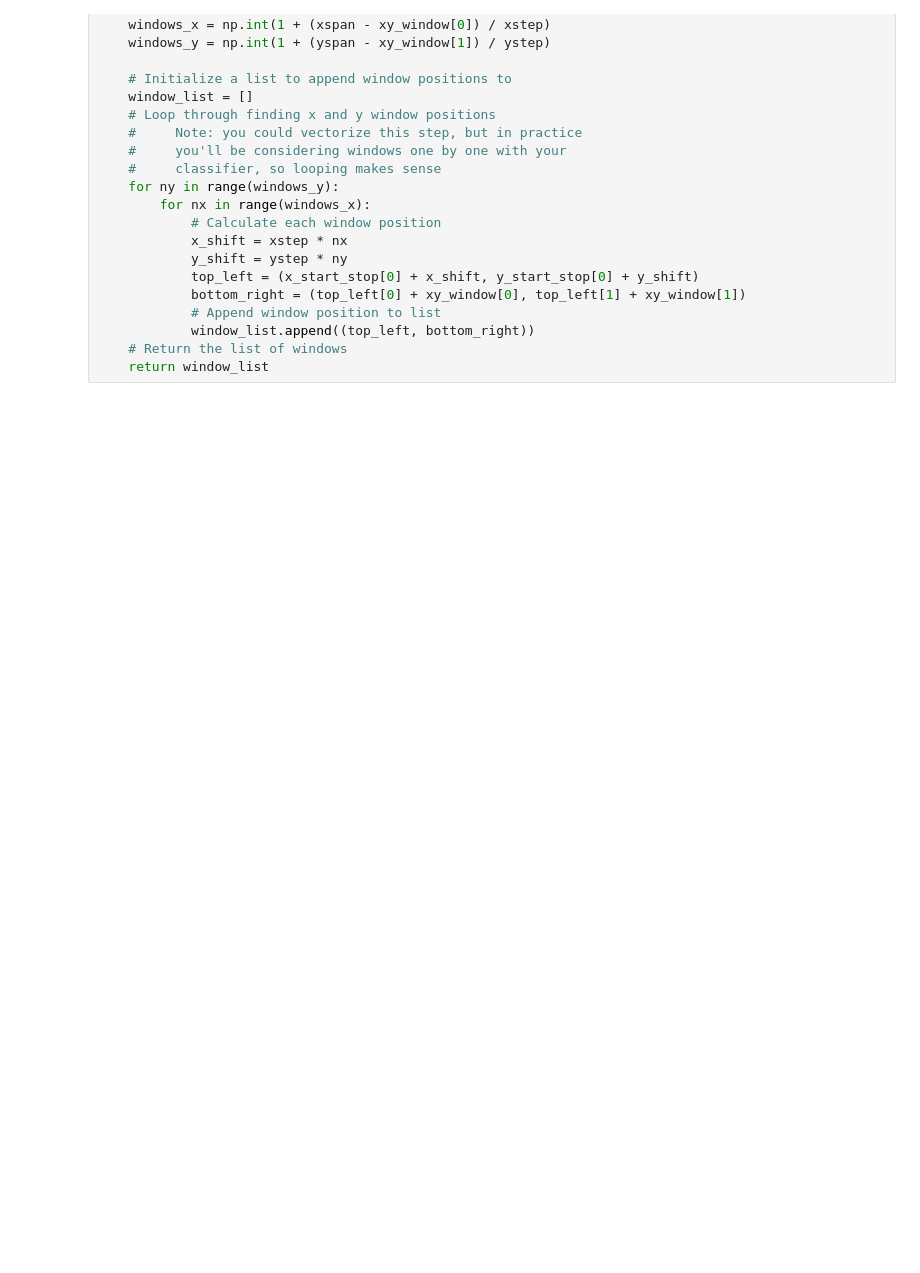
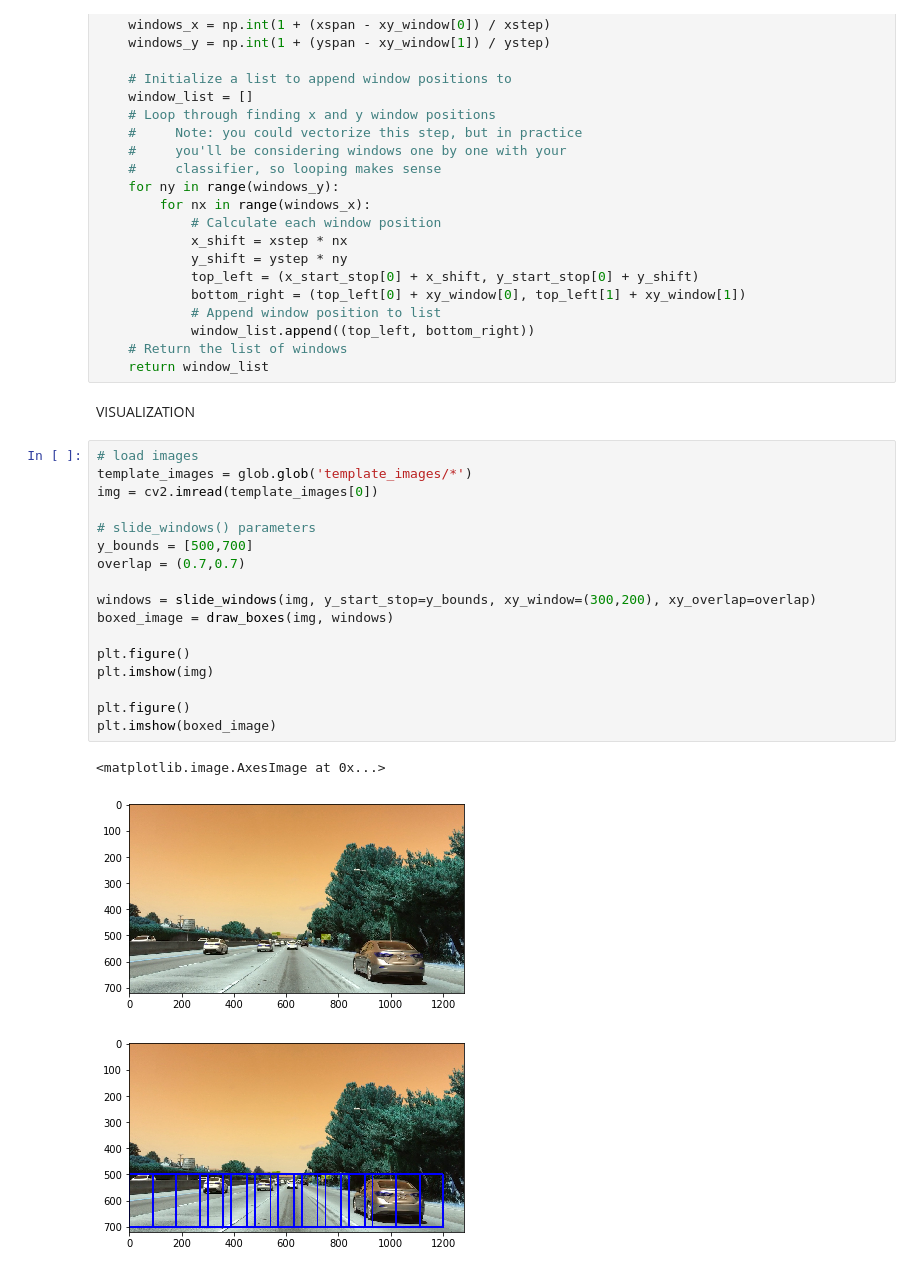
Before and after one commit to steve3424/CarND-Vehicle-Detection-master, a Jupyter notebook: project_notebook.ipynb, the cells around one changed output. Cells and saved outputs as stored; diff of their text form; blank space fills up the shorter version.

```diff
--- a/project_notebook.ipynb
+++ b/project_notebook.ipynb
@@ -450,3 +452,26 @@ def slide_windows(img, x_start_stop=[None, None], y_start_stop=[None, None],
             window_list.append((top_left, bottom_right))
     # Return the list of windows
     return window_list
+# %% [markdown]
+VISUALIZATION
+# %%
+# load images
+template_images = glob.glob('template_images/*')
+img = cv2.imread(template_images[0])
+
+# slide_windows() parameters
+y_bounds = [500,700]
+overlap = (0.7,0.7)
+
+windows = slide_windows(img, y_start_stop=y_bounds, xy_window=(300,200), xy_overlap=overlap)
+boxed_image = draw_boxes(img, windows)
+
+plt.figure()
+plt.imshow(img)
+
+plt.figure()
+plt.imshow(boxed_image)
+# %% [output]
+<matplotlib.image.AxesImage at 0x...>
+[figure, added]
+[figure, added]
```
Also changed, not shown: parts of 6 cells of this notebook.
